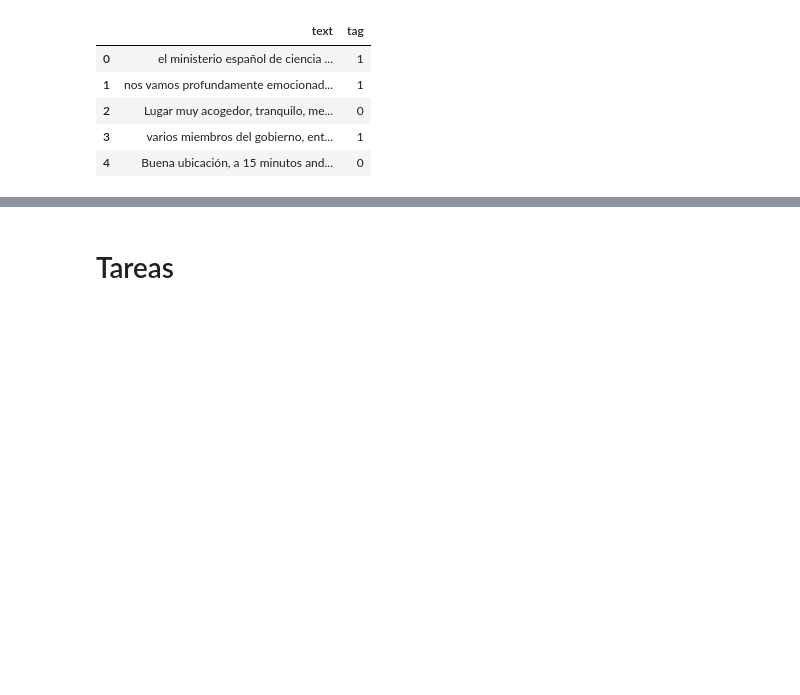
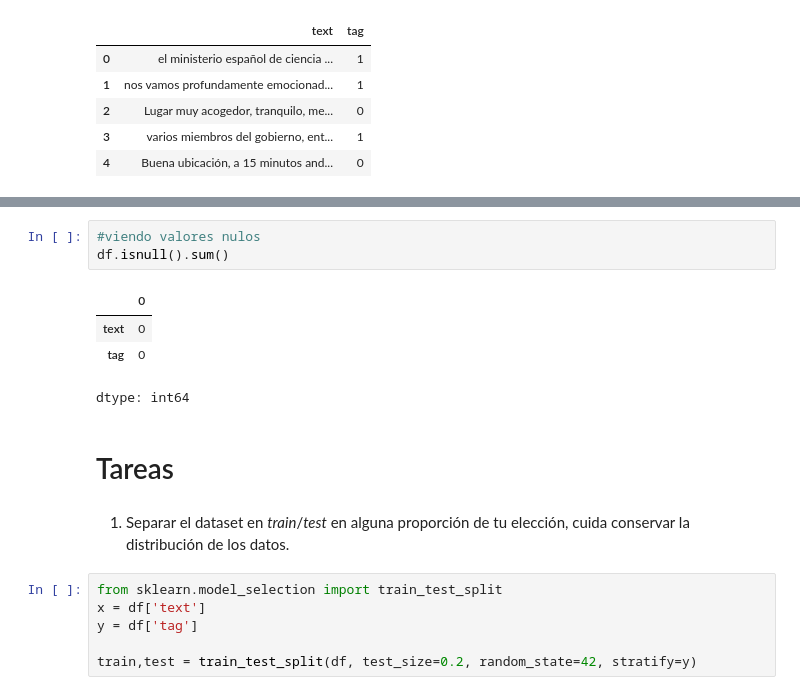
Before and after one commit to LuisHiram99/trabajos_PLN, a Jupyter notebook: Tareas/Tarea 03.ipynb, the cells around one changed output, grey strips where cells are left out. Drawn from its saved outputs; the diff is of its cells as text; blank space fills up the shorter version.

```diff
--- a/Tareas/Tarea 03.ipynb
+++ b/Tareas/Tarea 03.ipynb
@@ -48,2 +60,18 @@ df.head()
+# %%
+#viendo valores nulos
+df.isnull().sum()
+# %% [output]
+|  | 0 |
+| text | 0 |
+| tag | 0 |
+dtype: int64
 # %% [markdown]
 # Tareas
+# %% [markdown]
+1. Separar el dataset en *train*/*test* en alguna proporción de tu elección, cuida conservar la distribución de los datos.
+# %%
+from sklearn.model_selection import train_test_split
+x = df['text']
+y = df['tag']
+
+train,test = train_test_split(df, test_size=0.2, random_state=42, stratify=y)
```
Also changed, not shown: parts of 7 cells of this notebook.
